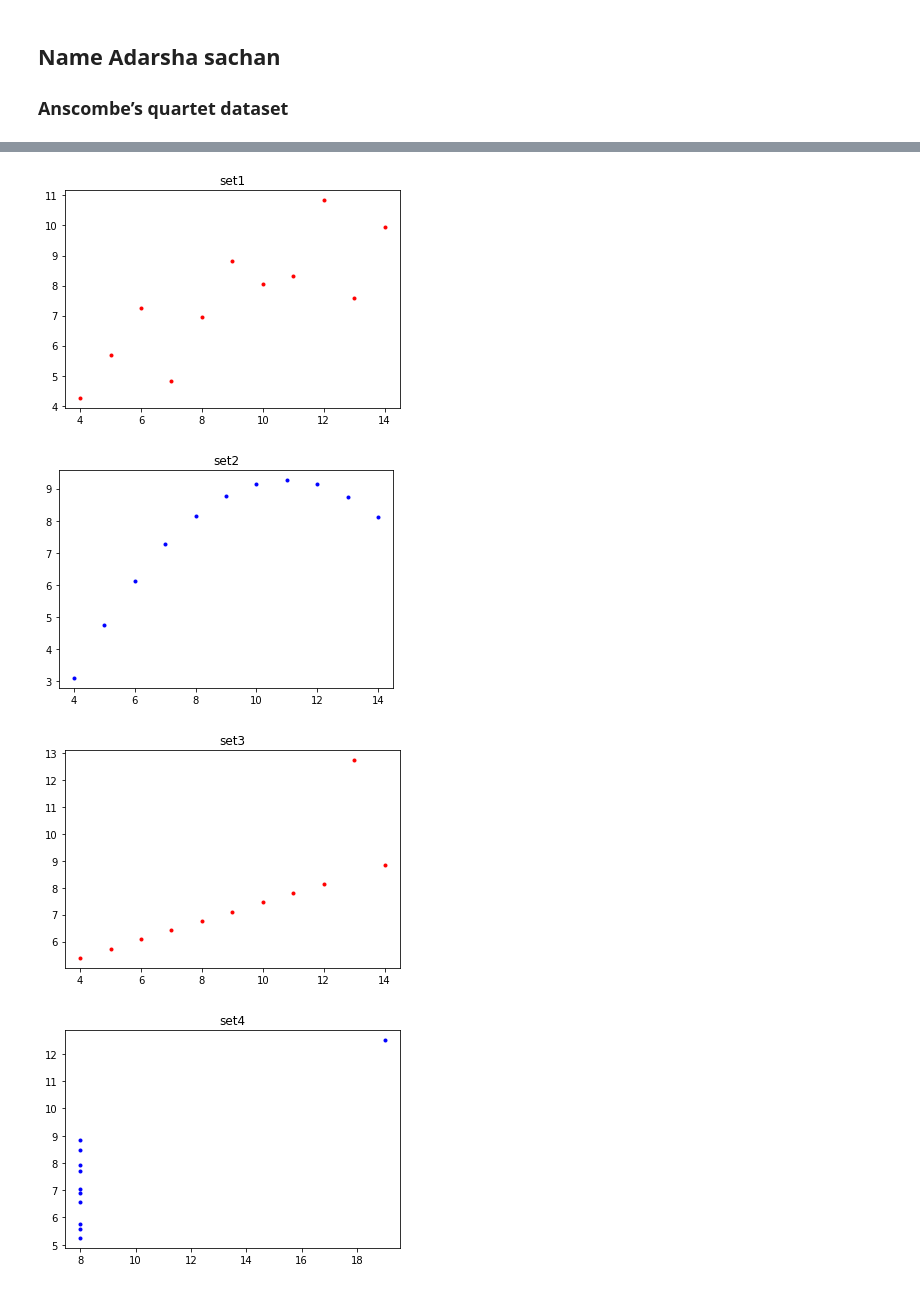
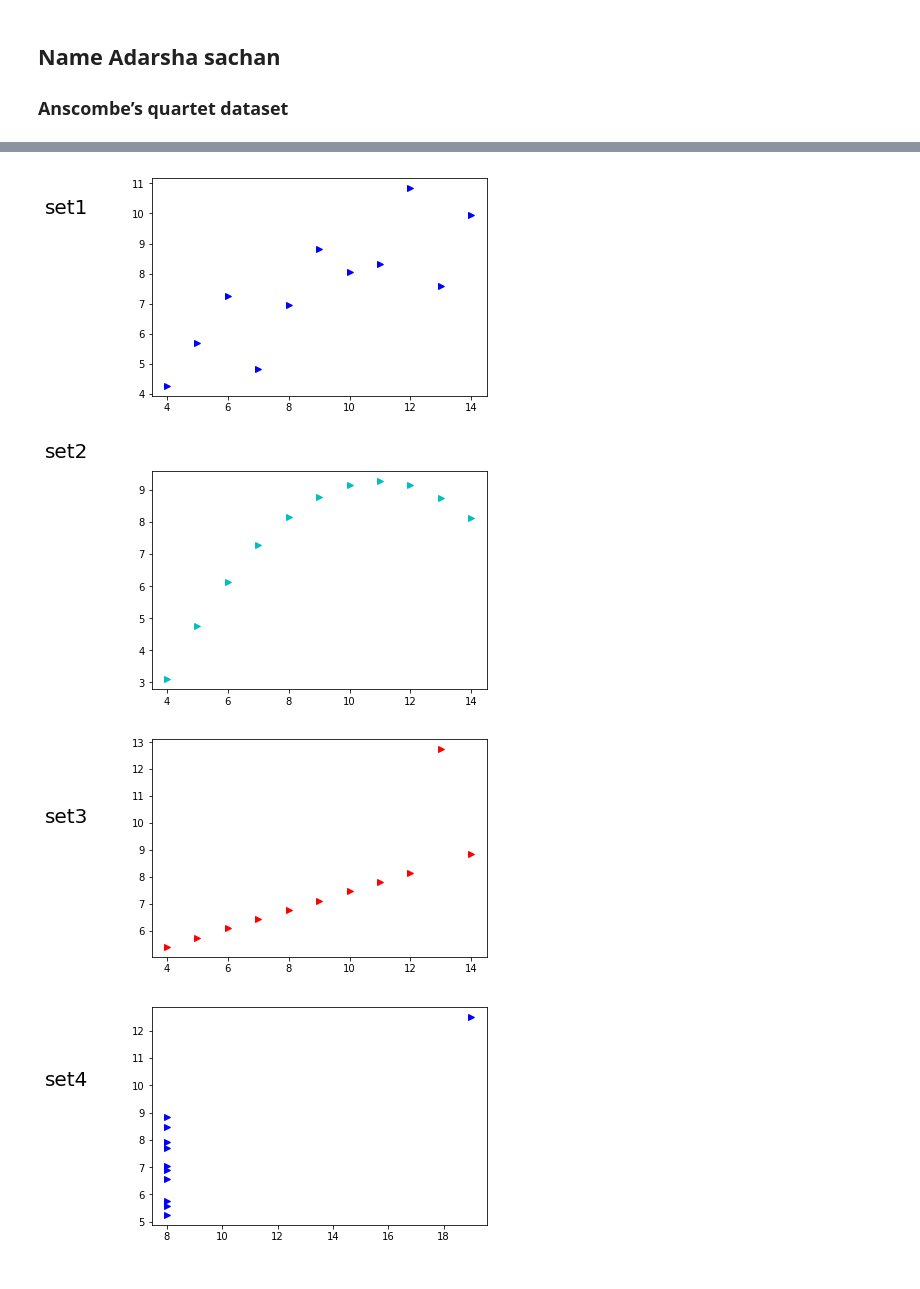
Before and after one commit to G00364769/Fundamentals-of-Data-Analysis-Sem2, a Jupyter notebook: Fundamentals of Data Analysis.ipynb, the cells around one changed output, grey strips where cells are left out. Drawn from its saved outputs; the diff is of its cells as text; code cells hidden in the pictures.

```diff
--- a/Fundamentals of Data Analysis.ipynb
+++ b/Fundamentals of Data Analysis.ipynb
@@ -18,0 +9,3 @@ y4 = np.array([6.58, 5.76, 7.71, 8.84, 8.47, 7.04, 5.25, 12.50, 5.56, 7.91, 6.89
+# %%
+
+read=pd.read_csv("AnscombeDataSet.csv")
@@ -19,18 +39,27 @@ y4 = np.array([6.58, 5.76, 7.71, 8.84, 8.47, 7.04, 5.25, 12.50, 5.56, 7.91, 6.89
+# %%
+x1=read['x1']
+y1=read['y1']
+x2=read['x2']
+y2=read['y2']
+x3=read['x3']
+y3=read['y3']
+x4=read['x4']
+y4=read['y4']
 # %%
-ptl.plot(x1,y1,"r.")
-ptl.title("set1")
+ptl.plot(x1,y1,"b>")
+ptl.text(0,10, 'set1', fontsize=20)
 ptl.show()
-ptl.plot(x2,y2,"b.")
-ptl.title("set2")
+ptl.plot(x2,y2,"c>")
+ptl.text(0,10, 'set2', fontsize=20)
 ptl.show()
-ptl.plot(x3,y3,"r.")
-ptl.title("set3")
+ptl.plot(x3,y3,"r>")
+ptl.text(0,10, 'set3', fontsize=20)
 ptl.show()
-ptl.plot(x4,y4,"b.")
-ptl.title("set4")
+ptl.plot(x4,y4,"b>")
+ptl.text(3.6,10, 'set4', fontsize=20)
 ptl.show()
 # %% [output]
-[figure, old version]
+[figure, new version]
-[figure, old version]
+[figure, new version]
-[figure, old version]
+[figure, new version]
-[figure, old version]
+[figure, new version]
```
Also changed, not shown: parts of 8 cells of this notebook, 1 other file.
